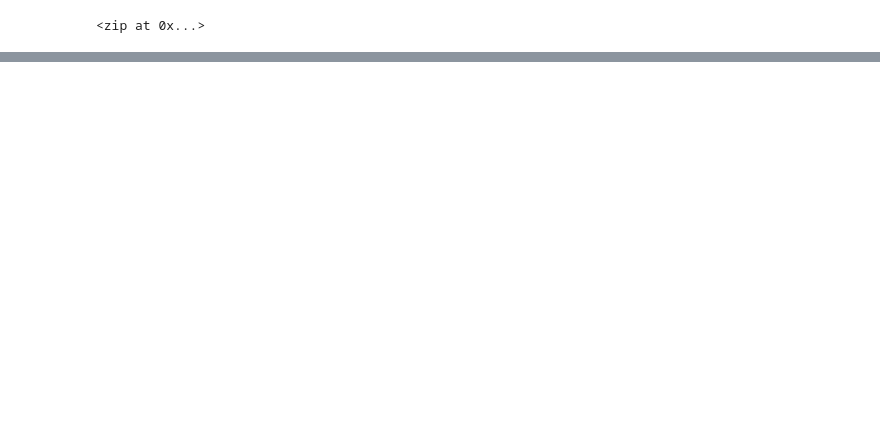
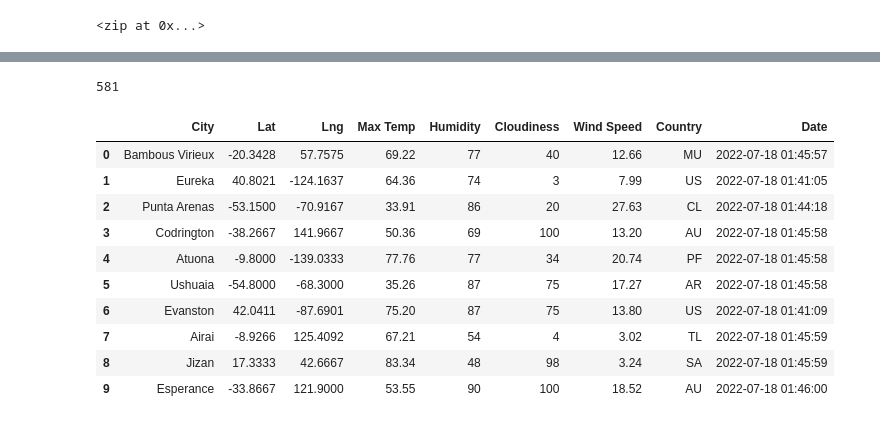
Before and after one commit to suchi313/World_Weather_Analysis, a Jupyter notebook: WeatherPy.ipynb, the cells around one changed output, grey strips where cells are left out. Saved outputs shown, nothing was run; the diff lists cells and outputs as text; code cells hidden in the pictures; blank space fills up the shorter version.

```diff
--- a/WeatherPy.ipynb
+++ b/WeatherPy.ipynb
@@ -54,0 +61,4 @@ len(cities)
+# %%
+# Starting URL for Weather Map API Call.
+url = "http://api.openweathermap.org/data/2.5/weather?units=Imperial&APPID=" + weather_api_key
+print(url)
@@ -54,0 +151,20 @@ len(cities)
+# %%
+len(city_data)
+# %% [output]
+581
+# %%
+# Convert the array of dictionaries to a Pandas DataFrame.
+city_data_df = pd.DataFrame(city_data)
+city_data_df.head(10)
+# %% [output]
+|  | City | Lat | Lng | Max Temp | Humidity | Cloudiness | Wind Speed | Country | Date |
+| 0 | Bambous Virieux | -20.3428 | 57.7575 | 69.22 | 77 | 40 | 12.66 | MU | 2022-07-18 01:45:57 |
+| 1 | Eureka | 40.8021 | -124.1637 | 64.36 | 74 | 3 | 7.99 | US | 2022-07-18 01:41:05 |
+| 2 | Punta Arenas | -53.1500 | -70.9167 | 33.91 | 86 | 20 | 27.63 | CL | 2022-07-18 01:44:18 |
+| 3 | Codrington | -38.2667 | 141.9667 | 50.36 | 69 | 100 | 13.20 | AU | 2022-07-18 01:45:58 |
+| 4 | Atuona | -9.8000 | -139.0333 | 77.76 | 77 | 34 | 20.74 | PF | 2022-07-18 01:45:58 |
+| 5 | Ushuaia | -54.8000 | -68.3000 | 35.26 | 87 | 75 | 17.27 | AR | 2022-07-18 01:45:58 |
+| 6 | Evanston | 42.0411 | -87.6901 | 75.20 | 87 | 75 | 13.80 | US | 2022-07-18 01:41:09 |
+| 7 | Airai | -8.9266 | 125.4092 | 67.21 | 54 | 4 | 3.02 | TL | 2022-07-18 01:45:59 |
+| 8 | Jizan | 17.3333 | 42.6667 | 83.34 | 48 | 98 | 3.24 | SA | 2022-07-18 01:45:59 |
+| 9 | Esperance | -33.8667 | 121.9000 | 53.55 | 90 | 100 | 18.52 | AU | 2022-07-18 01:46:00 |
```
Also changed, not shown: parts of 8 cells of this notebook, 3 other files.
